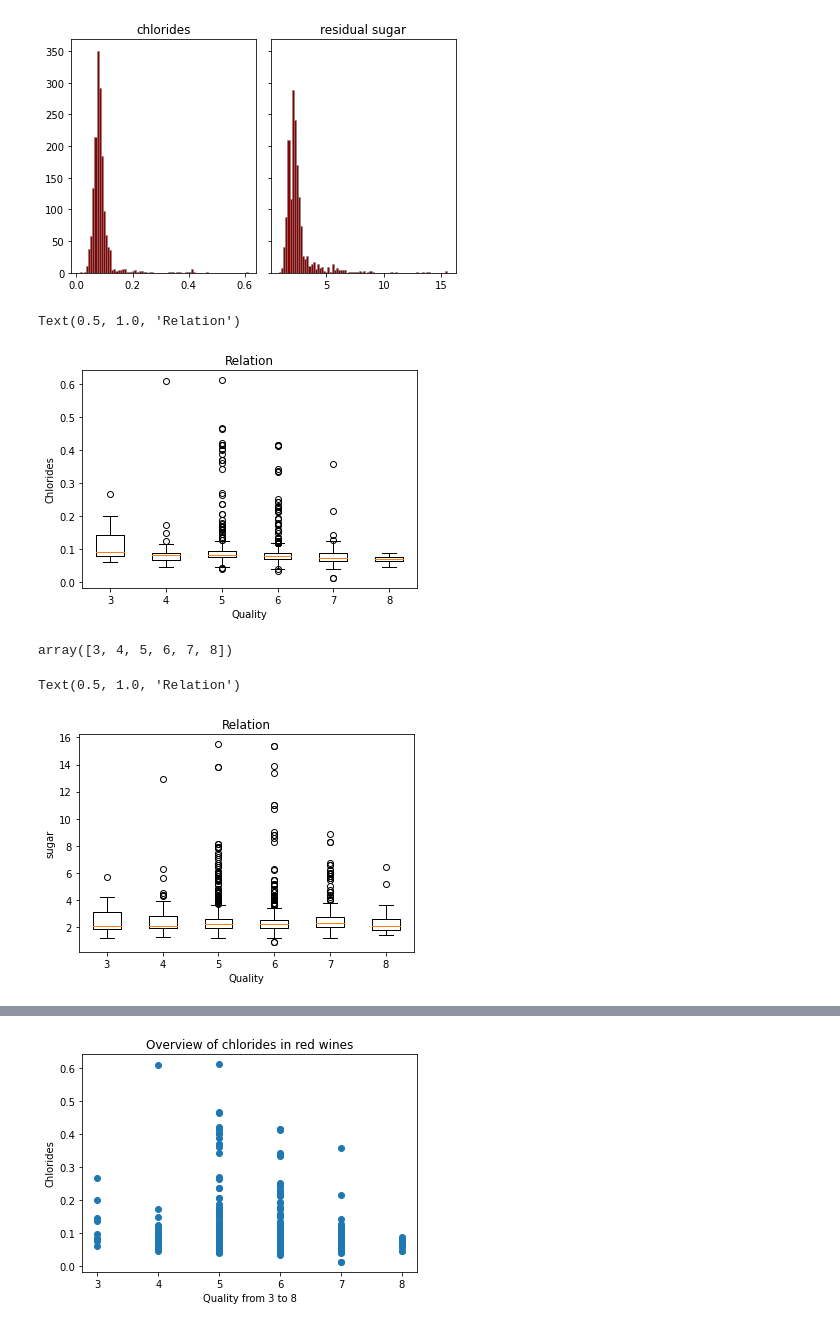
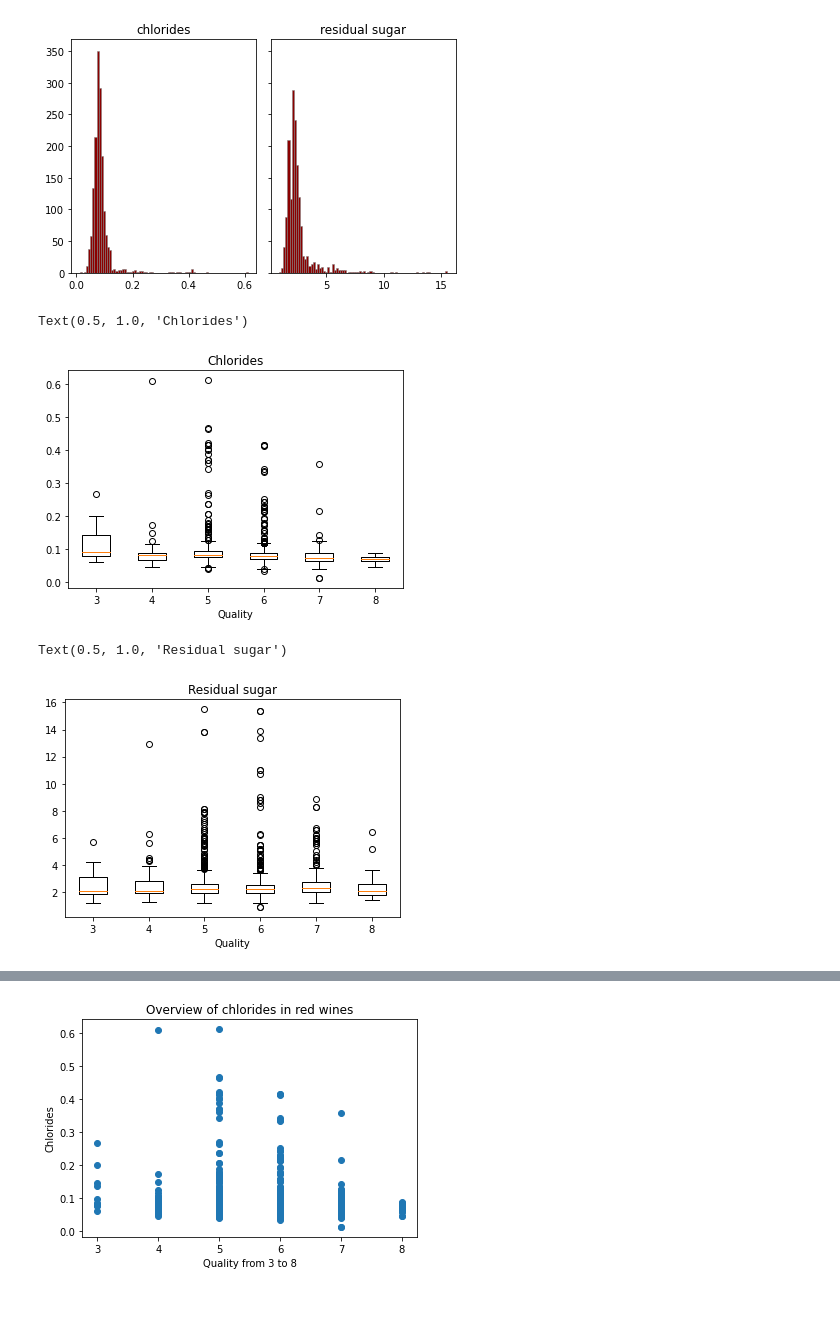
Before and after one commit to movifu1982/EDA---Wine-Project, a Jupyter notebook: homework.ipynb, the cells around one changed output, grey strips where cells are left out. Drawn from its saved outputs; the diff is of its cells as text; code cells hidden in the pictures.

```diff
--- a/homework.ipynb
+++ b/homework.ipynb
@@ -180,30 +202,26 @@ plt.boxplot([x for x in quality_chlorides.values()],
             labels=[x for x in quality_chlorides.keys()])
 #x and y-axis labels
 plt.xlabel('Quality')
-plt.ylabel('Chlorides')
+plt.ylabel('')
 #plot title
-plt.title('Relation')
+plt.title('Chlorides')
 # %% [output]
-Text(0.5, 1.0, 'Relation')
+Text(0.5, 1.0, 'Chlorides')
-[figure, old version]
+[figure, new version]
-# %%
-sorted
-# %% [output]
-array([3, 4, 5, 6, 7, 8])
 # %%
 quality_sugar = {}
 for i in sorted:
     quality_sugar[i] = red_wine[red_wine['quality'] == i][("residual sugar")]
 plt.boxplot([x for x in quality_sugar.values()],
             labels=[x for x in quality_sugar.keys()])
 #x and y-axis labels
 plt.xlabel('Quality')
-plt.ylabel('sugar')
+plt.ylabel('')
 #plot title
-plt.title('Relation')
+plt.title('Residual sugar')
 # %% [output]
-Text(0.5, 1.0, 'Relation')
+Text(0.5, 1.0, 'Residual sugar')
-[figure, old version]
+[figure, new version]
 # %%
 quality_density = {}
 for i in sorted:
```
Also changed, not shown: parts of 22 cells of this notebook, 2 other files.
